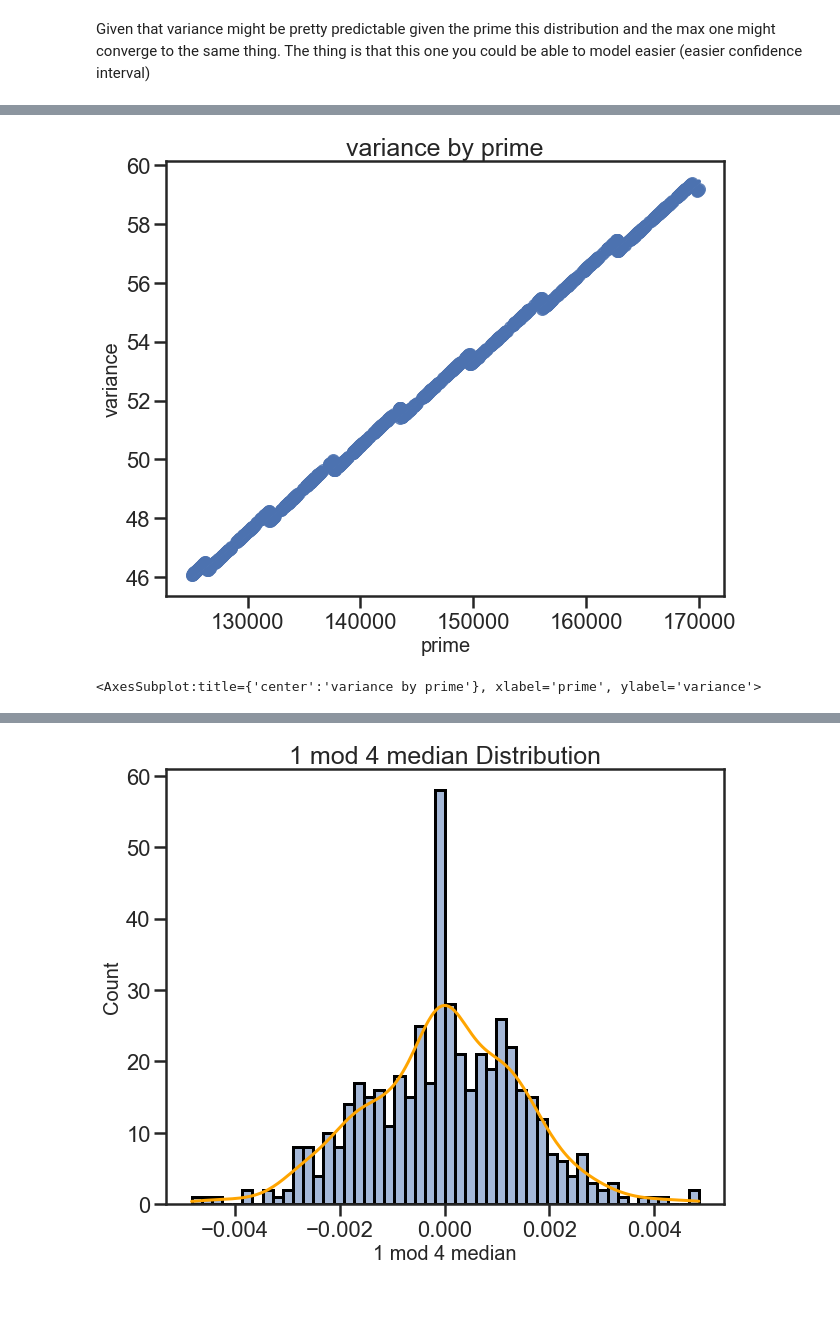
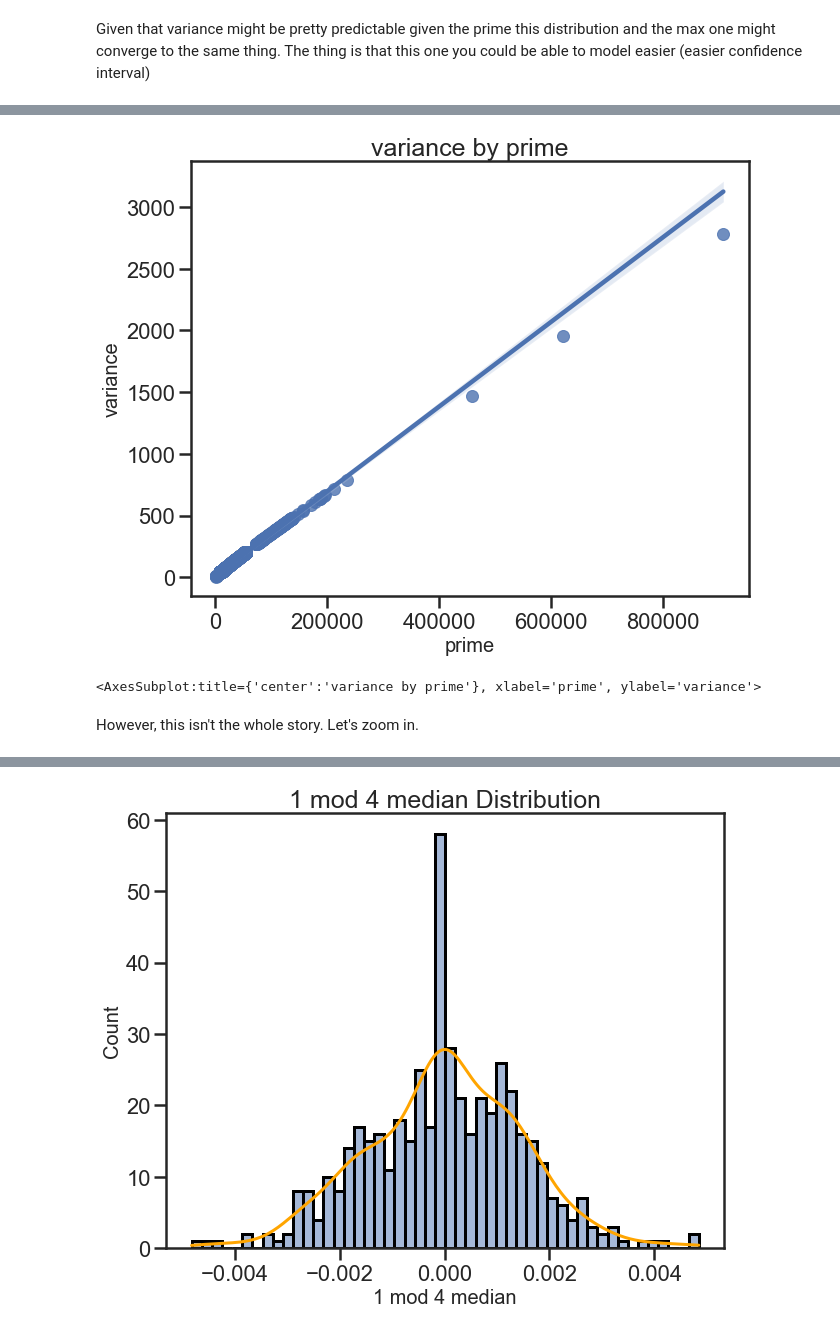
Before and after one commit to jcheigh/Thesis, a Jupyter notebook: src/analysis/data_analysis/error_stats_analysis.ipynb, the cells around one changed output, grey strips where cells are left out. Cells and saved outputs as stored; diff of their text form; code cells hidden in the pictures; blank space fills up the shorter version.

```diff
--- a/src/analysis/data_analysis/error_stats_analysis.ipynb
+++ b/src/analysis/data_analysis/error_stats_analysis.ipynb
@@ -542,6 +515,7 @@ Prime: 1961938.0
 # %%
-subset = df[(df["prime"] < 170000) & (df['prime'] > 125000)]
-scatter(subset['prime'], subset["var"], xlabel="prime", ylabel='variance')
+scatter(df_full["p/log(p)^2"]*np.log(df["prime"]), df["var"], xlabel="prime", ylabel='variance')
 # %% [output]
-[figure, old version]
+[figure, new version]
 <AxesSubplot:title={'center':'variance by prime'}, xlabel='prime', ylabel='variance'>
+# %% [markdown]
+However, this isn't the whole story. Let's zoom in.
```
Also changed, not shown: parts of 52 cells of this notebook, 9 other files.
